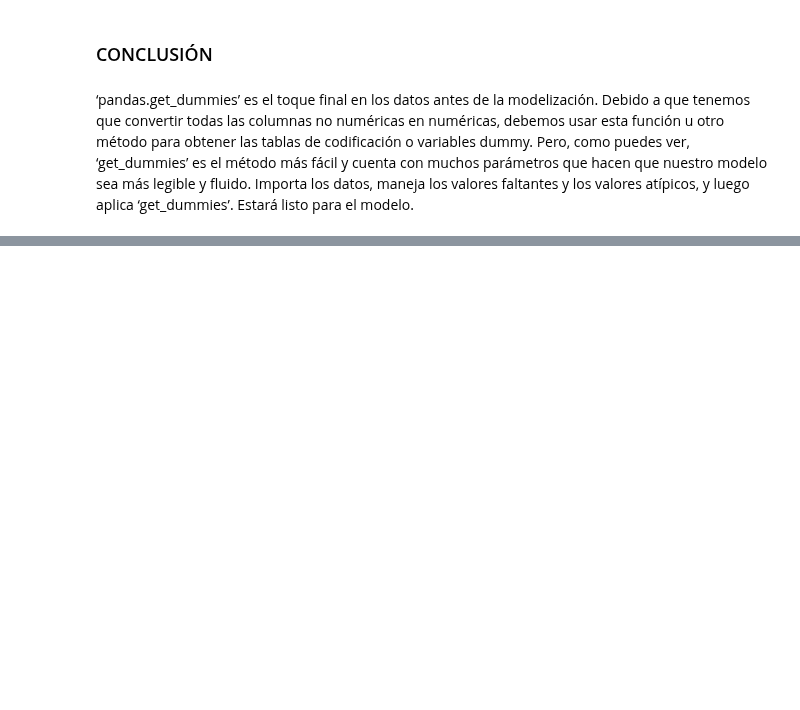
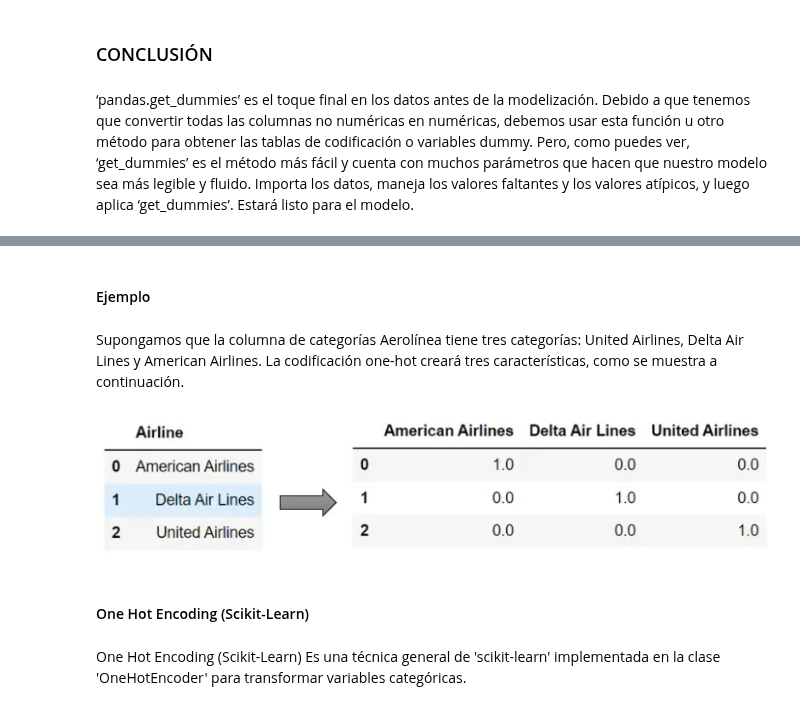
Before and after one commit to mizos0512/RPython, a Jupyter notebook: Notebooks/Clases/get_dummies_with_pandas.ipynb, the cells around one changed output, grey strips where cells are left out. Saved outputs shown, nothing was run; the diff lists cells and outputs as text; code cells hidden in the pictures; blank space fills up the shorter version.

```diff
--- a/Notebooks/Clases/get_dummies_with_pandas.ipynb
+++ b/Notebooks/Clases/get_dummies_with_pandas.ipynb
@@ -321,0 +334,19 @@ Importa los datos, maneja los valores faltantes y los valores atípicos, y luego
+# %% [markdown]
+#### Ejemplo
+# %% [markdown]
+Supongamos que la columna de categorías Aerolínea tiene tres categorías: United Airlines, Delta Air Lines y American Airlines. La codificación one-hot creará tres características, como se muestra a continuación.
+# %%
+from PIL import Image
+from IPython.display import display
+
+# Cargar la imagen desde el archivo
+img = Image.open('one_hot_get_dummies_img.png')
+
+# Mostrar la imagen
+display(img)
+# %% [output]
+[figure, added]
+# %% [markdown]
+#### One Hot Encoding (Scikit-Learn)
+# %% [markdown]
+One Hot Encoding (Scikit-Learn) Es una técnica general de 'scikit-learn' implementada en la clase 'OneHotEncoder' para transformar variables categóricas.
```
Also changed, not shown: parts of 11 cells of this notebook, 4 other files.
